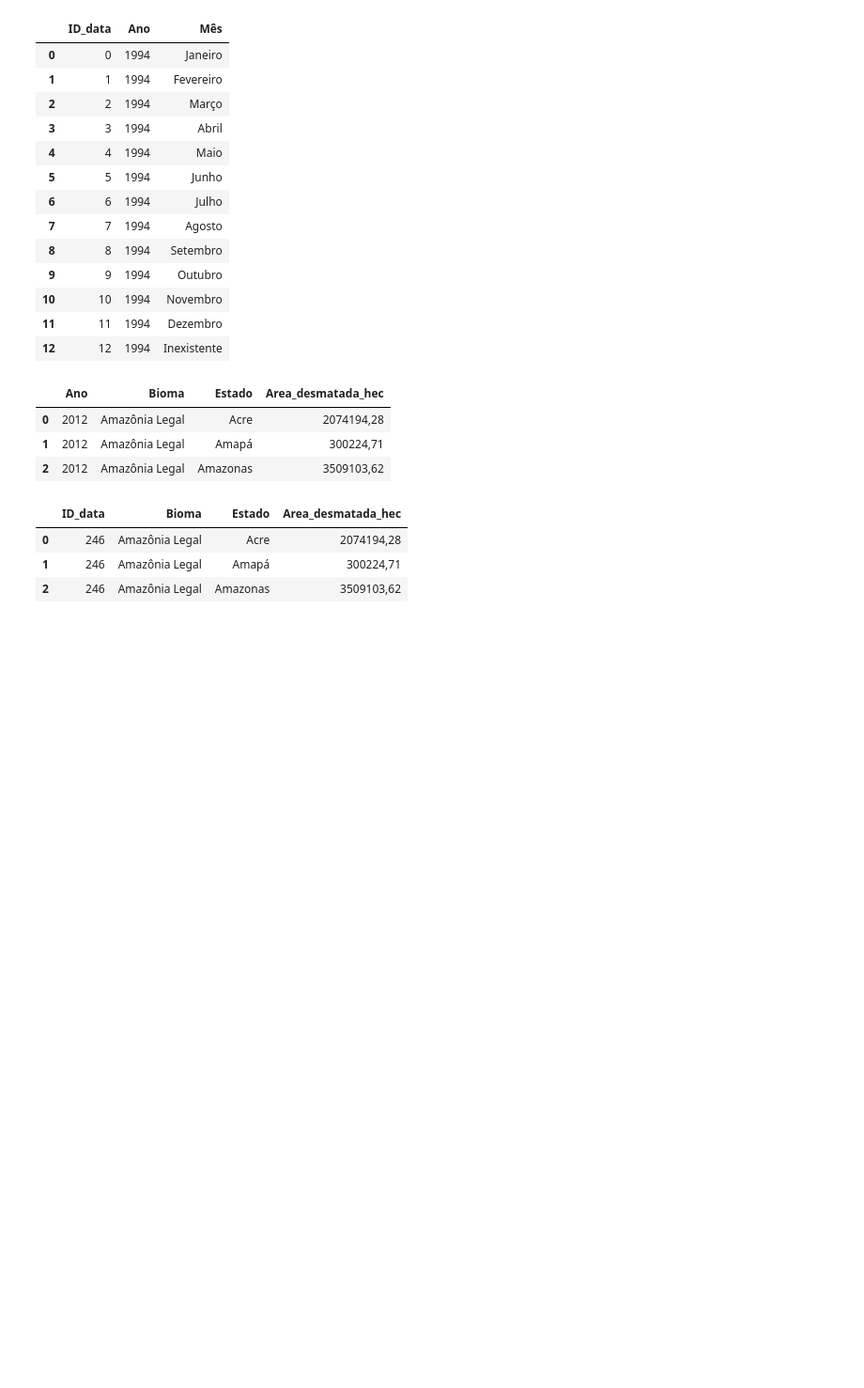
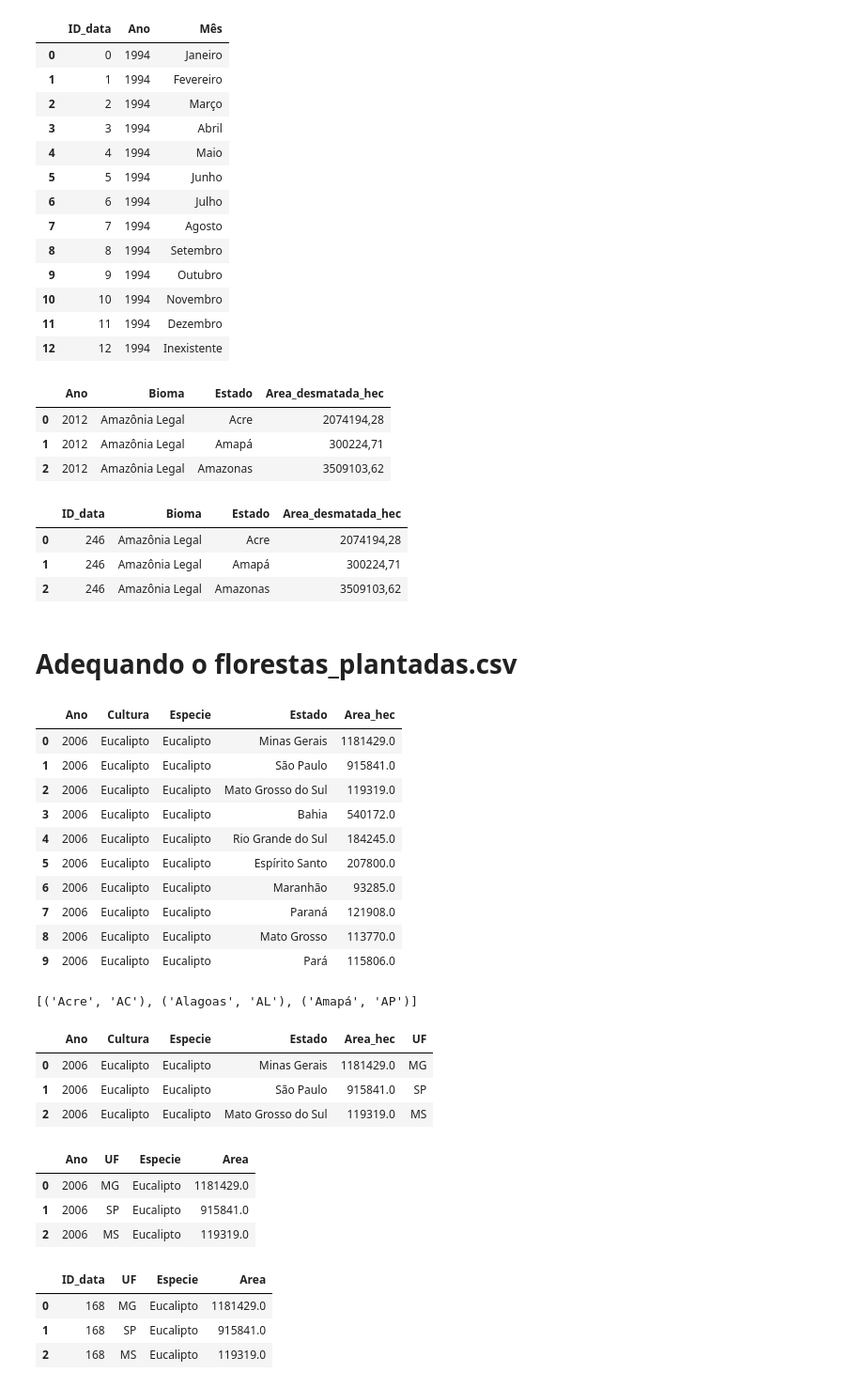
Before and after one commit to TiagoTozo/TP2-IBD, a Jupyter notebook: modifica_CSVs.ipynb, the cells around one changed output. Shown at 94% size. Drawn from its saved outputs; the diff is of its cells as text; code cells hidden in the pictures; blank space fills up the shorter version.

Commit message:
estado e florestas plantadas prontos

```diff
--- a/modifica_CSVs.ipynb
+++ b/modifica_CSVs.ipynb
@@ -226,3 +233,26 @@ for row in zip(df1['ID_data'], df1['Bioma'], df1['Estado'], df1['Area_desmatada_
     f_d.write(linha)
 # %%
 f_d.close()
+# %% [markdown]
+# Adequando o florestas_plantadas.csv
+# %%
+flo = pd.read_csv('DataSets/florestas_plantadas.csv', sep = ';' , encoding = 'latin-1')
+# %%
+flo.head(10)
+# %% [output]
+|  | Ano | Cultura | Especie | Estado | Area_hec |
+| 0 | 2006 | Eucalipto | Eucalipto | Minas Gerais | 1181429.0 |
+| 1 | 2006 | Eucalipto | Eucalipto | São Paulo | 915841.0 |
+| 2 | 2006 | Eucalipto | Eucalipto | Mato Grosso do Sul | 119319.0 |
+| 3 | 2006 | Eucalipto | Eucalipto | Bahia | 540172.0 |
+| 4 | 2006 | Eucalipto | Eucalipto | Rio Grande do Sul | 184245.0 |
+| 5 | 2006 | Eucalipto | Eucalipto | Espírito Santo | 207800.0 |
+| 6 | 2006 | Eucalipto | Eucalipto | Maranhão | 93285.0 |
+| 7 | 2006 | Eucalipto | Eucalipto | Paraná | 121908.0 |
+| 8 | 2006 | Eucalipto | Eucalipto | Mato Grosso | 113770.0 |
+| 9 | 2006 | Eucalipto | Eucalipto | Pará | 115806.0 |
+# %%
+estado_uf = list(zip(estados, UFs))
+estado_uf[:3]
+# %% [output]
+[('Acre', 'AC'), ('Alagoas', 'AL'), ('Amapá', 'AP')]
@@ -228,0 +269,7 @@ f_d.close()
+# %%
+flo.head(3)
+# %% [output]
+|  | Ano | Cultura | Especie | Estado | Area_hec | UF |
+| 0 | 2006 | Eucalipto | Eucalipto | Minas Gerais | 1181429.0 | MG |
+| 1 | 2006 | Eucalipto | Eucalipto | São Paulo | 915841.0 | SP |
+| 2 | 2006 | Eucalipto | Eucalipto | Mato Grosso do Sul | 119319.0 | MS |
@@ -228,0 +280,7 @@ f_d.close()
+# %%
+flo.head(3)
+# %% [output]
+|  | Ano | UF | Especie | Area |
+| 0 | 2006 | MG | Eucalipto | 1181429.0 |
+| 1 | 2006 | SP | Eucalipto | 915841.0 |
+| 2 | 2006 | MS | Eucalipto | 119319.0 |
@@ -228,0 +300,7 @@ f_d.close()
+# %%
+flo.head(3)
+# %% [output]
+|  | ID_data | UF | Especie | Area |
+| 0 | 168 | MG | Eucalipto | 1181429.0 |
+| 1 | 168 | SP | Eucalipto | 915841.0 |
+| 2 | 168 | MS | Eucalipto | 119319.0 |
```
Also changed, not shown: parts of 11 cells of this notebook.
